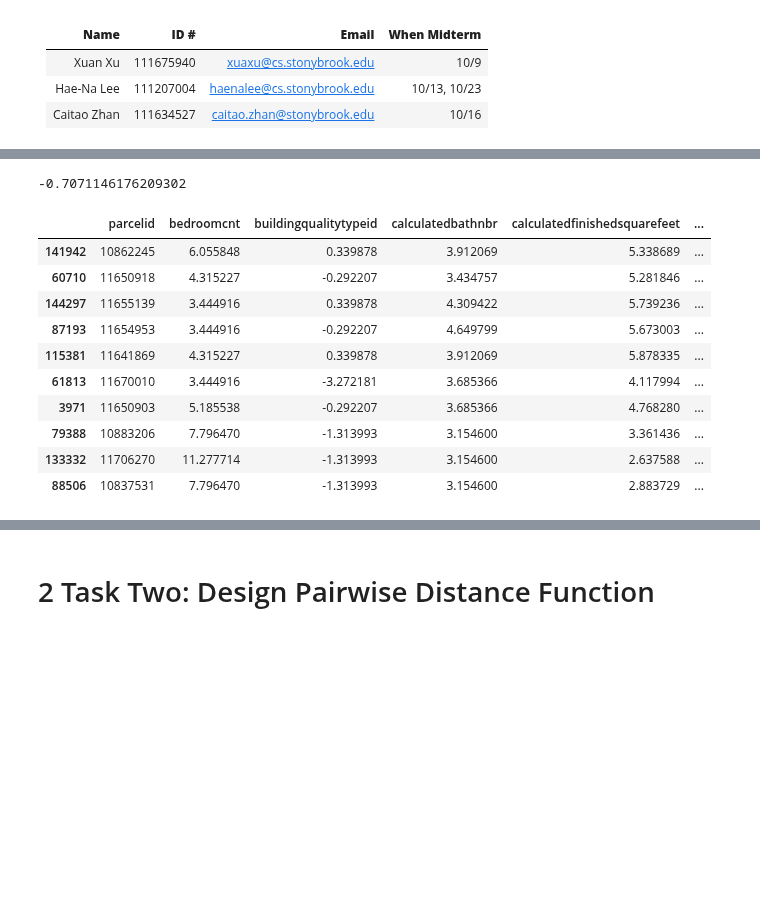
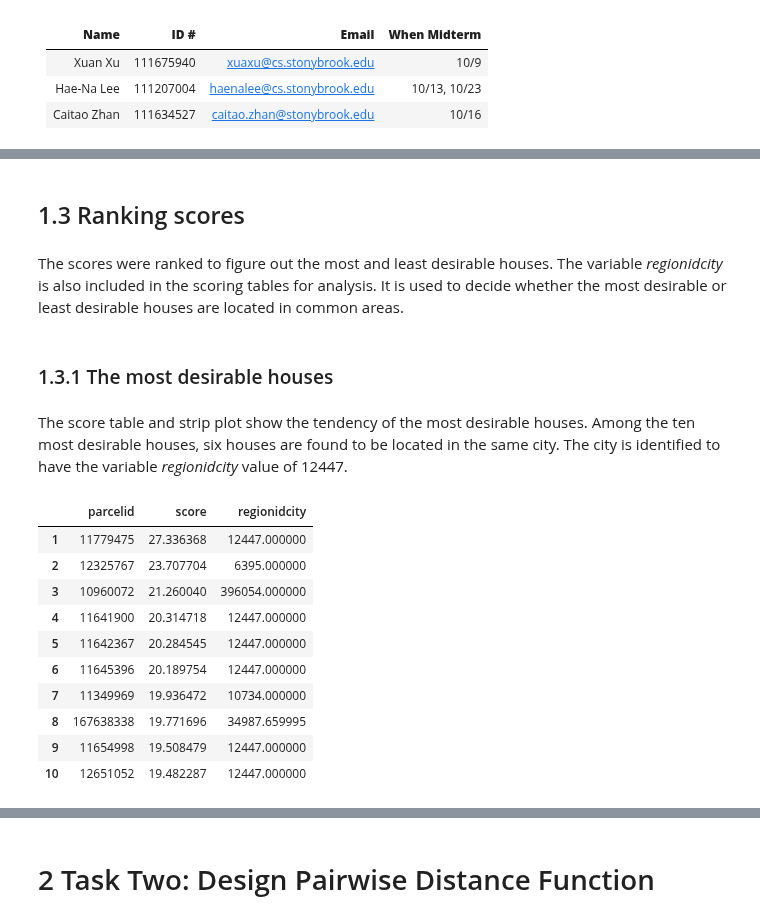
Before and after one commit to caitaozhan/CSE519-Homework-Project, a Jupyter notebook: HW3/HW3.ipynb, the cells around one changed output, grey strips where cells are left out. Drawn from its saved outputs; the diff is of its cells as text; code cells hidden in the pictures; blank space fills up the shorter version.

```diff
--- a/HW3/HW3.ipynb
+++ b/HW3/HW3.ipynb
@@ -38,8 +57,7 @@ property_data_2017 = df_house17
 # Extract the features to analyze
 feature_list = ['parcelid','bedroomcnt','buildingqualitytypeid',
                 'calculatedbathnbr','calculatedfinishedsquarefeet',
-                'latitude','longitude','lotsizesquarefeet',
-                'yearbuilt','structuretaxvaluedollarcnt']
+                'lotsizesquarefeet','yearbuilt','structuretaxvaluedollarcnt',
+                'latitude','longitude','regionidcity','regionidzip']
 
-feature_data_2016 = property_data_2016[feature_list]
-feature_data_2017 = property_data_2017[feature_list]
+feature_2017 = property_2017[feature_list]
@@ -61,6 +64,10 @@ model_dataset = pd.concat(model_dataset, ignore_index=True)
+# %%
+# Fill in missing feature data with mean values
+model_dataset_filled_2017 = feature_2017.fillna(feature_2017.mean())
 # %%
-# Preprocessing
-model_dataset_norm = model_dataset
+# Preprocessing Step
+#model_dataset_norm = model_dataset
+model_dataset_norm = model_dataset_filled_2017
 
 # Normalize the features with skewed distributions
 model_dataset_norm.calculatedbathnbr = np.log(model_dataset_norm.calculatedbathnbr)
@@ -74,20 +82,24 @@ from sklearn import preprocessing
 model_dataset_norm.loc[:,'bedroomcnt':'structuretaxvaluedollarcnt'] = \
  preprocessing.scale(model_dataset_norm.loc[:,'bedroomcnt':'structuretaxvaluedollarcnt'])
 # %%
+# Scoring function
 feature_list = ['parcelid','bedroomcnt','buildingqualitytypeid',
                 'calculatedbathnbr','calculatedfinishedsquarefeet',
-                'lotsizesquarefeet',#'roomcnt',
-                'yearbuilt','structuretaxvaluedollarcnt','transactiondate']
-
+                'lotsizesquarefeet','yearbuilt',
+                'structuretaxvaluedollarcnt','latitude','longitude','regionidcity','regionidzip']
 scoring_dataset = model_dataset_norm[feature_list]
 
-desirability_score = pd.DataFrame(scoring_dataset.bedroomcnt
+desirability_score = pd.DataFrame(scoring_dataset.bedroomcnt*0.8
  - scoring_dataset.buildingqualitytypeid
- + scoring_dataset.calculatedbathnbr
+ + scoring_dataset.calculatedbathnbr*0.8
  + scoring_dataset.calculatedfinishedsquarefeet
- + scoring_dataset.lotsizesquarefeet
- + scoring_dataset.yearbuilt
- + scoring_dataset.structuretaxvaluedollarcnt, columns=['score'])
+ + scoring_dataset.lotsizesquarefeet*0.8
+ + scoring_dataset.yearbuilt, columns=['score'])
+
+# simple linear combination
+# structuretaxvaluedollarcnt
+# most desirables: 3.921996353698721
+# lease desirables: -0.4135856986788523
 # %%
 # Append the desirability score to the dataset
 scoring_result = pd.concat([scoring_dataset, desirability_score], axis=1)
@@ -94,23 +124,30 @@ scoring_result = pd.concat([scoring_dataset, desirability_score], axis=1)
+# %% [markdown]
+## 1.3 Ranking scores
+# %% [markdown]
+The scores were ranked to figure out the most and least desirable houses. The variable *regionidcity* is also included in the scoring tables for analysis. It is used to decide whether the most desirable or least desirable houses are located in common areas.
+# %% [markdown]
+### 1.3.1 The most desirable houses
+# %% [markdown]
+The score table and strip plot show the tendency of the most desirable houses. Among the ten most desirable houses, six houses are found to be located in the same city. The city is identified to have the variable *regionidcity* value of 12447.
 # %%
 # Sort based on scores
 scoring_result_ordered = scoring_result.sort_values('score', ascending=False)
 # %%
 # Get the ten most desirable houses in the dataset
 most_desirables = scoring_result_ordered[:10]
-most_desirables = scoring_result_ordered.head(n=10)
+most_desirables = most_desirables.reset_index(drop=True)
 
-print(most_desirables['buildingqualitytypeid'].mean())
-most_desirables
+most_desirables.index = most_desirables.index + 1
+most_desirables.loc[:,['parcelid','score','regionidcity']]
 # %% [output]
--0.7071146176209302
-|  | parcelid | bedroomcnt | buildingqualitytypeid | calculatedbathnbr | calculatedfinishedsquarefeet | ... |
-| 141942 | 10862245 | 6.055848 | 0.339878 | 3.912069 | 5.338689 | ... |
-| 60710 | 11650918 | 4.315227 | -0.292207 | 3.434757 | 5.281846 | ... |
-| 144297 | 11655139 | 3.444916 | 0.339878 | 4.309422 | 5.739236 | ... |
-| 87193 | 11654953 | 3.444916 | -0.292207 | 4.649799 | 5.673003 | ... |
-| 115381 | 11641869 | 4.315227 | 0.339878 | 3.912069 | 5.878335 | ... |
-| 61813 | 11670010 | 3.444916 | -3.272181 | 3.685366 | 4.117994 | ... |
-| 3971 | 11650903 | 5.185538 | -0.292207 | 3.685366 | 4.768280 | ... |
-| 79388 | 10883206 | 7.796470 | -1.313993 | 3.154600 | 3.361436 | ... |
-| 133332 | 11706270 | 11.277714 | -1.313993 | 3.154600 | 2.637588 | ... |
-| 88506 | 10837531 | 7.796470 | -1.313993 | 3.154600 | 2.883729 | ... |
+|  | parcelid | score | regionidcity |
+| 1 | 11779475 | 27.336368 | 12447.000000 |
+| 2 | 12325767 | 23.707704 | 6395.000000 |
+| 3 | 10960072 | 21.260040 | 396054.000000 |
+| 4 | 11641900 | 20.314718 | 12447.000000 |
+| 5 | 11642367 | 20.284545 | 12447.000000 |
+| 6 | 11645396 | 20.189754 | 12447.000000 |
+| 7 | 11349969 | 19.936472 | 10734.000000 |
+| 8 | 167638338 | 19.771696 | 34987.659995 |
+| 9 | 11654998 | 19.508479 | 12447.000000 |
+| 10 | 12651052 | 19.482287 | 12447.000000 |
```
Also changed, not shown: parts of 21 cells of this notebook, 1 other file.
